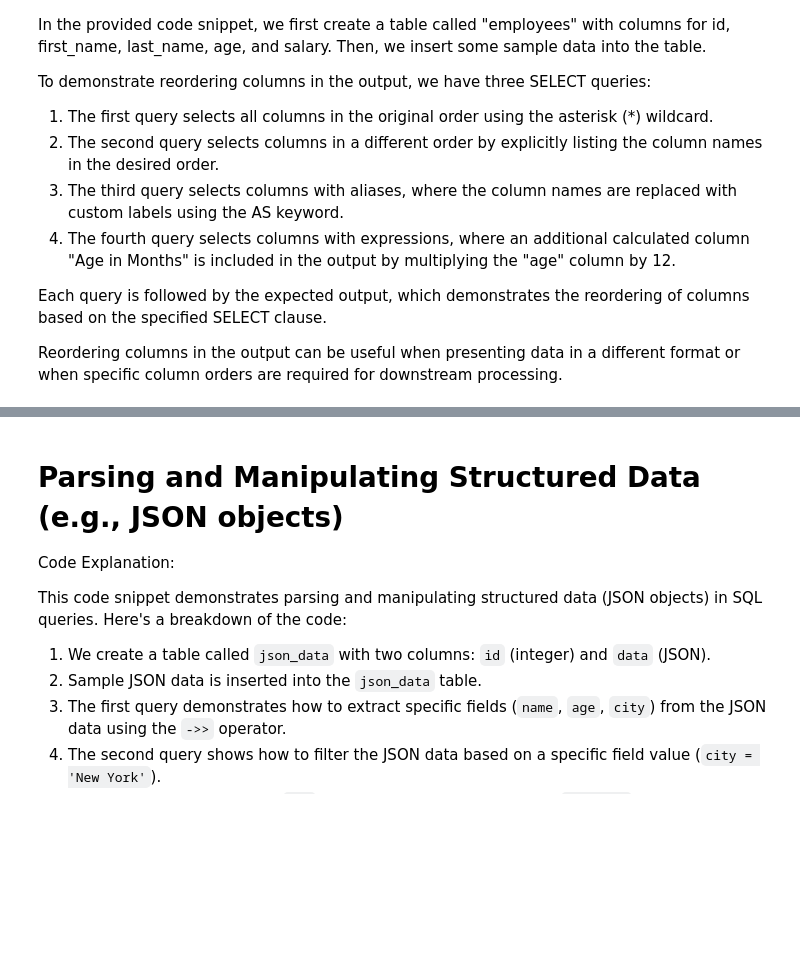
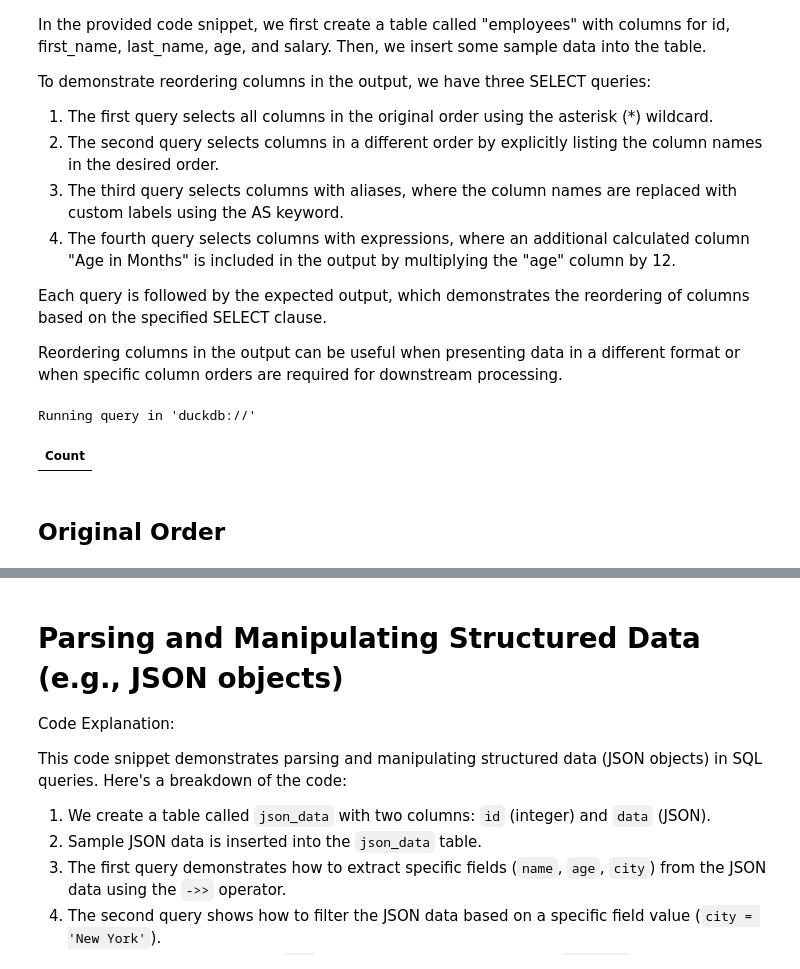
Before and after one commit to davidpet/snippets, a Jupyter notebook: SQL/Columns and Data Transformation in Queries.ipynb, the cells around one changed output, grey strips where cells are left out. Saved outputs shown, nothing was run; the diff lists cells and outputs as text; code cells hidden in the pictures; blank space fills up the shorter version.

```diff
--- a/SQL/Columns and Data Transformation in Queries.ipynb
+++ b/SQL/Columns and Data Transformation in Queries.ipynb
@@ -95,3 +146,23 @@ To demonstrate reordering columns in the output, we have three SELECT queries:
 Each query is followed by the expected output, which demonstrates the reordering of columns based on the specified SELECT clause.
 
 Reordering columns in the output can be useful when presenting data in a different format or when specific column orders are required for downstream processing.
+# %%
+%%sql
+
+CREATE OR REPLACE TABLE employees (
+    id INT,
+    first_name VARCHAR(50),
+    last_name VARCHAR(50),
+    age INT,
+    salary DECIMAL(10, 2)
+);
+
+INSERT INTO employees (id, first_name, last_name, age, salary)
+VALUES (1, 'John', 'Doe', 30, 50000),
+       (2, 'Jane', 'Smith', 25, 60000),
+       (3, 'Mike', 'Johnson', 35, 70000);
+# %% [output]
+Running query in 'duckdb://'
+| Count |
+# %% [markdown]
+## Original Order
```
Also changed, not shown: parts of 29 cells of this notebook, 15 other files.
